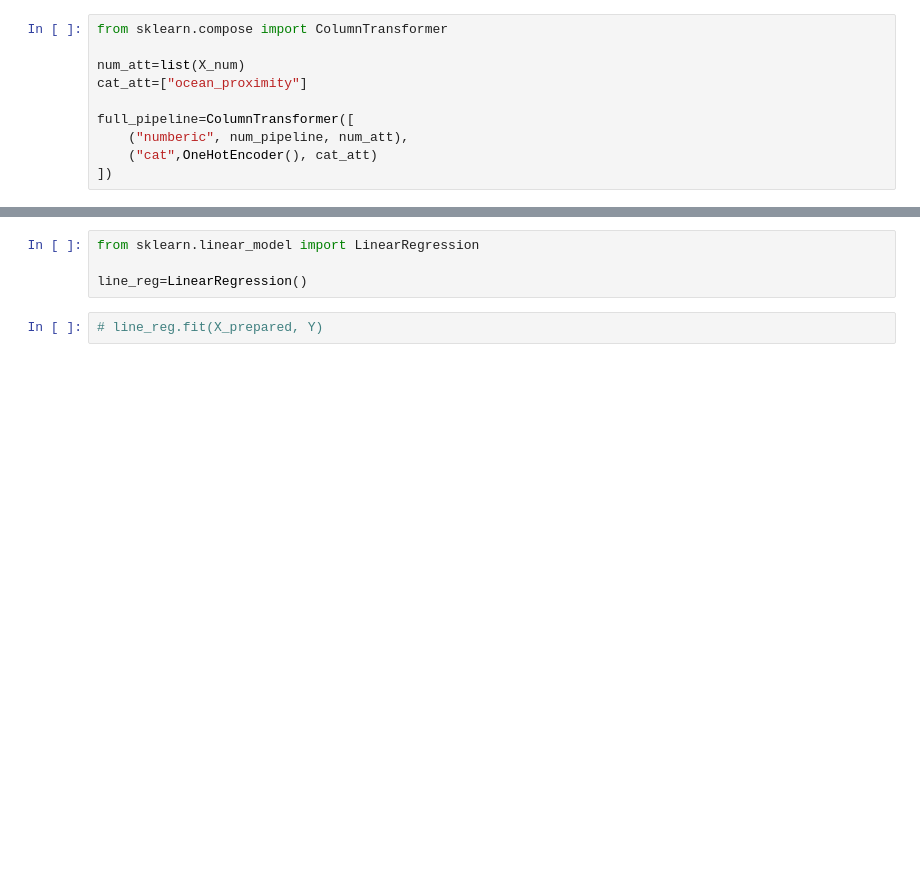
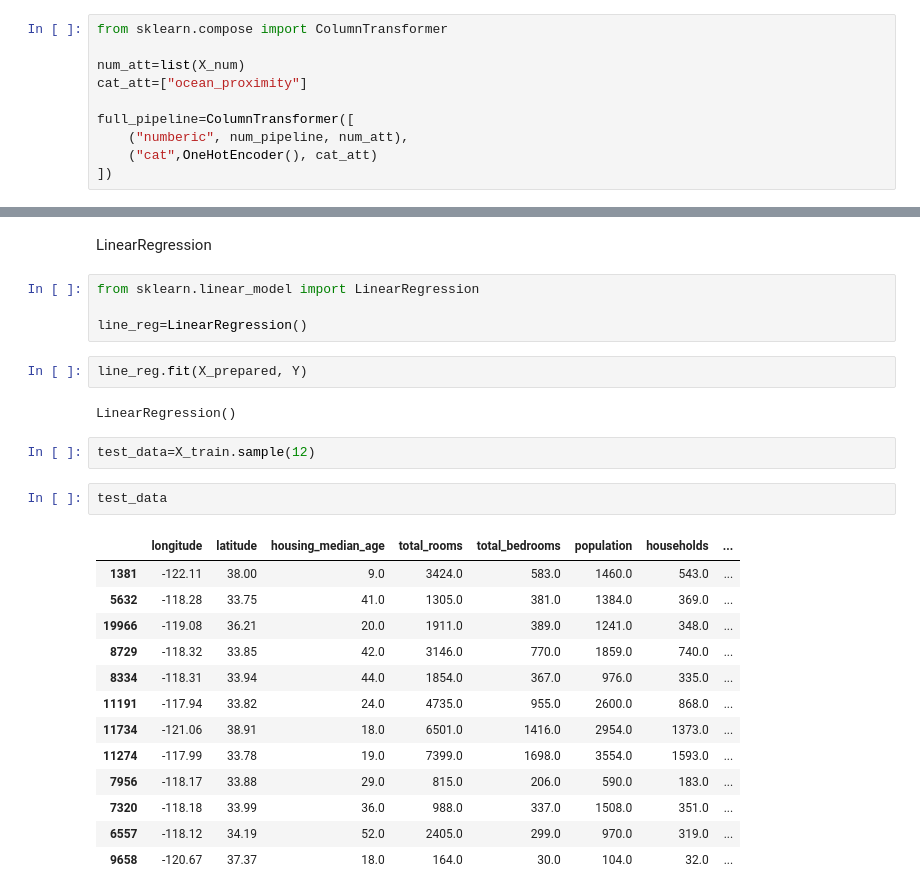
Before and after one commit to baxronovferuz1/DataScience_Np, a Jupyter notebook: machine_learning.ipynb, the cells around one changed output, grey strips where cells are left out. Drawn from its saved outputs; the diff is of its cells as text; blank space fills up the shorter version.

```diff
--- a/machine_learning.ipynb
+++ b/machine_learning.ipynb
@@ -406,6 +422,28 @@ full_pipeline=ColumnTransformer([
+# %% [markdown]
+LinearRegression
 # %%
 from sklearn.linear_model import LinearRegression
 
 line_reg=LinearRegression()
 # %%
-# line_reg.fit(X_prepared, Y)
+line_reg.fit(X_prepared, Y)
+# %% [output]
+LinearRegression()
+# %%
+test_data=X_train.sample(12)
+# %%
+test_data
+# %% [output]
+|  | longitude | latitude | housing_median_age | total_rooms | total_bedrooms | population | households | ... |
+| 1381 | -122.11 | 38.00 | 9.0 | 3424.0 | 583.0 | 1460.0 | 543.0 | ... |
+| 5632 | -118.28 | 33.75 | 41.0 | 1305.0 | 381.0 | 1384.0 | 369.0 | ... |
+| 19966 | -119.08 | 36.21 | 20.0 | 1911.0 | 389.0 | 1241.0 | 348.0 | ... |
+| 8729 | -118.32 | 33.85 | 42.0 | 3146.0 | 770.0 | 1859.0 | 740.0 | ... |
+| 8334 | -118.31 | 33.94 | 44.0 | 1854.0 | 367.0 | 976.0 | 335.0 | ... |
+| 11191 | -117.94 | 33.82 | 24.0 | 4735.0 | 955.0 | 2600.0 | 868.0 | ... |
+| 11734 | -121.06 | 38.91 | 18.0 | 6501.0 | 1416.0 | 2954.0 | 1373.0 | ... |
+| 11274 | -117.99 | 33.78 | 19.0 | 7399.0 | 1698.0 | 3554.0 | 1593.0 | ... |
+| 7956 | -118.17 | 33.88 | 29.0 | 815.0 | 206.0 | 590.0 | 183.0 | ... |
+| 7320 | -118.18 | 33.99 | 36.0 | 988.0 | 337.0 | 1508.0 | 351.0 | ... |
+| 6557 | -118.12 | 34.19 | 52.0 | 2405.0 | 299.0 | 970.0 | 319.0 | ... |
+| 9658 | -120.67 | 37.37 | 18.0 | 164.0 | 30.0 | 104.0 | 32.0 | ... |
```
Also changed, not shown: parts of 17 cells of this notebook.
